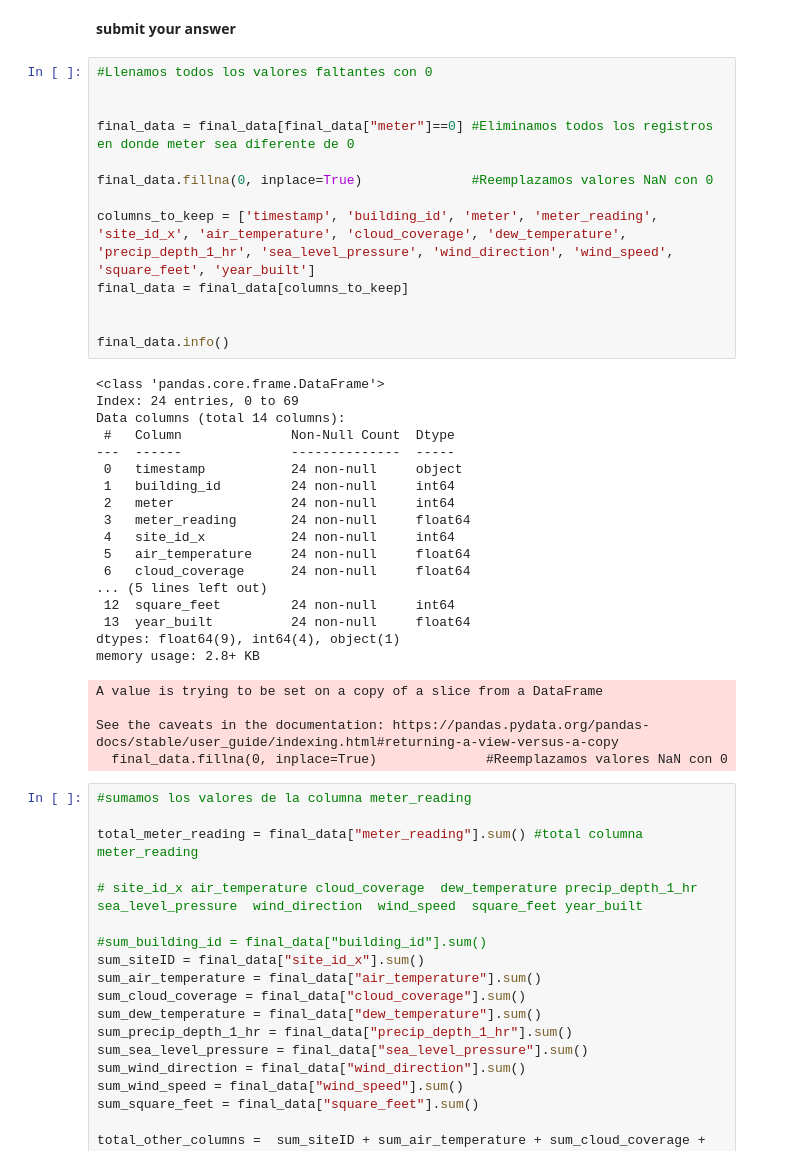
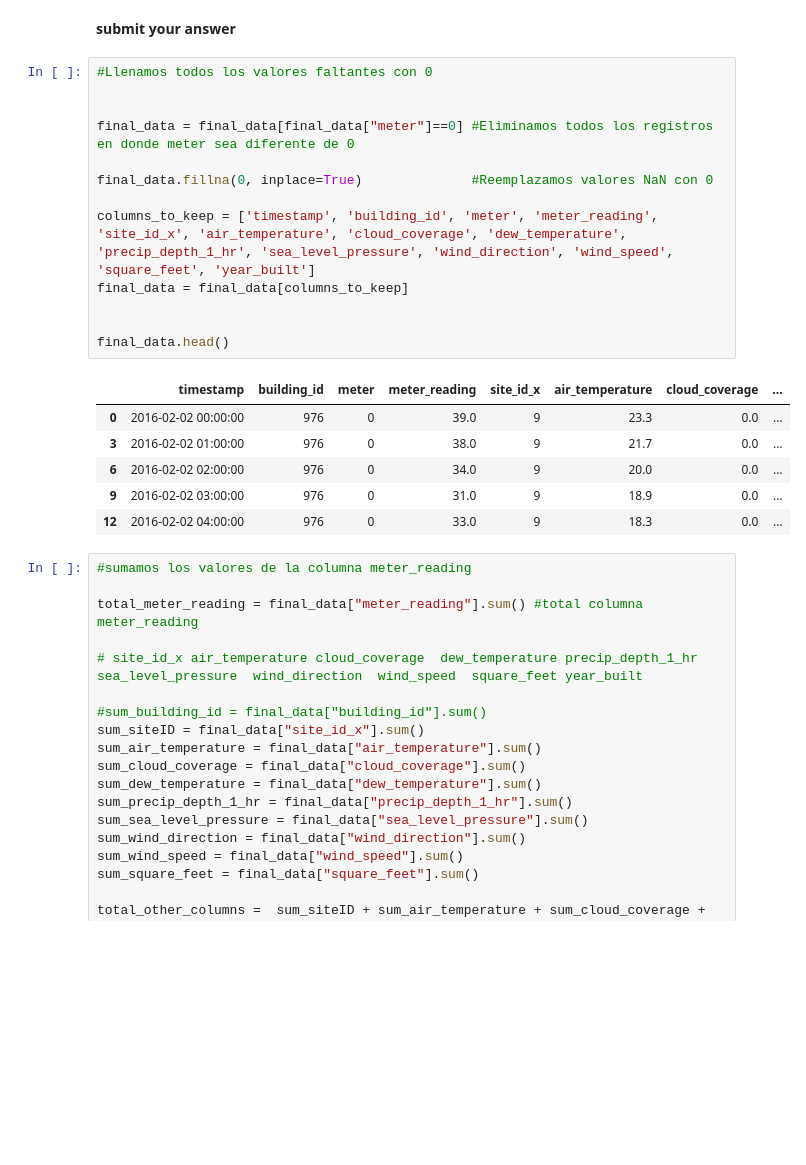
Before and after one commit to cristianpenagos/IAUdeA, a Jupyter notebook: Copia de LAB 04.02 - BUILDING DATASETS.ipynb, the cells around one changed output. Drawn from its saved outputs; the diff is of its cells as text; blank space fills up the shorter version.

```diff
--- a/Copia de LAB 04.02 - BUILDING DATASETS.ipynb
+++ b/Copia de LAB 04.02 - BUILDING DATASETS.ipynb
@@ -224,38 +224,23 @@ memory usage: 9.7+ KB
 # %%
 #Llenamos todos los valores faltantes con 0
 
 
 final_data = final_data[final_data["meter"]==0] #Eliminamos todos los registros en donde meter sea diferente de 0
 
 final_data.fillna(0, inplace=True)              #Reemplazamos valores NaN con 0
 
 columns_to_keep = ['timestamp', 'building_id', 'meter', 'meter_reading', 'site_id_x', 'air_temperature', 'cloud_coverage', 'dew_temperature', 'precip_depth_1_hr', 'sea_level_pressure', 'wind_direction', 'wind_speed', 'square_feet', 'year_built']
 final_data = final_data[columns_to_keep]
 
 
-final_data.info()
+final_data.head()
 # %% [output]
-<class 'pandas.core.frame.DataFrame'>
-Index: 24 entries, 0 to 69
-Data columns (total 14 columns):
- #   Column              Non-Null Count  Dtype
----  ------              --------------  -----
- 0   timestamp           24 non-null     object
- 1   building_id         24 non-null     int64
- 2   meter               24 non-null     int64
- 3   meter_reading       24 non-null     float64
- 4   site_id_x           24 non-null     int64
- 5   air_temperature     24 non-null     float64
- 6   cloud_coverage      24 non-null     float64
-... (5 lines left out)
- 12  square_feet         24 non-null     int64
- 13  year_built          24 non-null     float64
-dtypes: float64(9), int64(4), object(1)
-memory usage: 2.8+ KB
-A value is trying to be set on a copy of a slice from a DataFrame
-
-See the caveats in the documentation: https://pandas.pydata.org/pandas-docs/stable/user_guide/indexing.html#returning-a-view-versus-a-copy
-  final_data.fillna(0, inplace=True)              #Reemplazamos valores NaN con 0
+|  | timestamp | building_id | meter | meter_reading | site_id_x | air_temperature | cloud_coverage | ... |
+| 0 | 2016-02-02 00:00:00 | 976 | 0 | 39.0 | 9 | 23.3 | 0.0 | ... |
+| 3 | 2016-02-02 01:00:00 | 976 | 0 | 38.0 | 9 | 21.7 | 0.0 | ... |
+| 6 | 2016-02-02 02:00:00 | 976 | 0 | 34.0 | 9 | 20.0 | 0.0 | ... |
+| 9 | 2016-02-02 03:00:00 | 976 | 0 | 31.0 | 9 | 18.9 | 0.0 | ... |
+| 12 | 2016-02-02 04:00:00 | 976 | 0 | 33.0 | 9 | 18.3 | 0.0 | ... |
 # %%
 #sumamos los valores de la columna meter_reading
 
```
Also changed, not shown: parts of 4 cells of this notebook.
